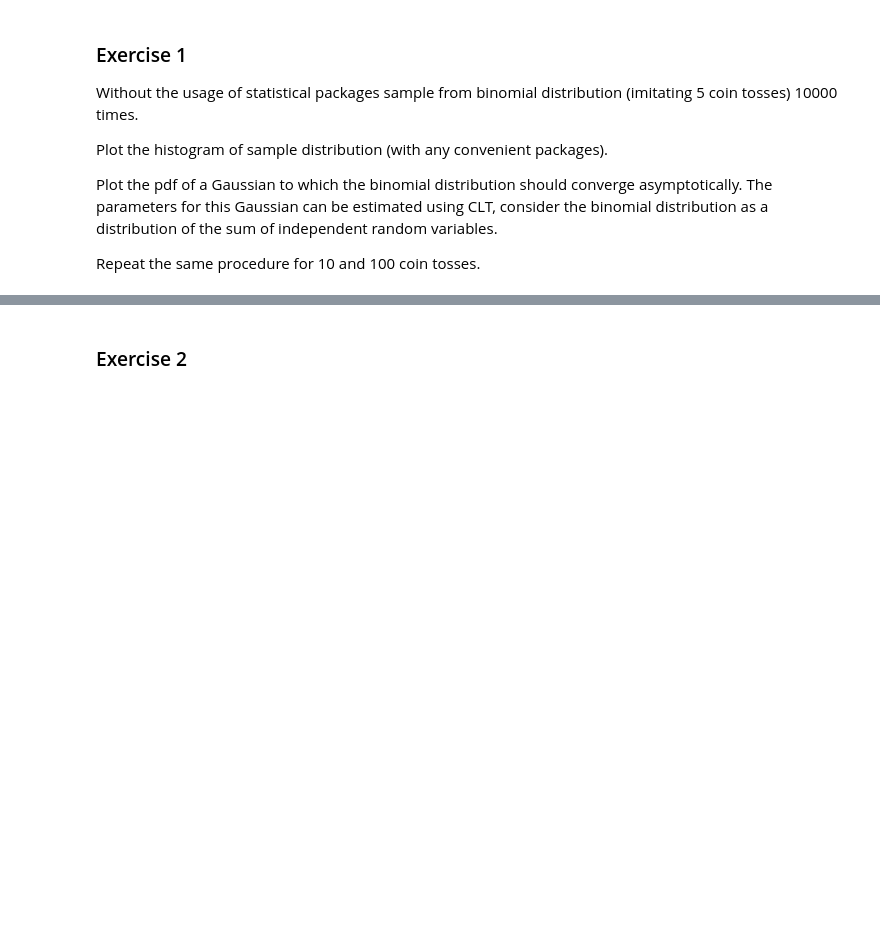
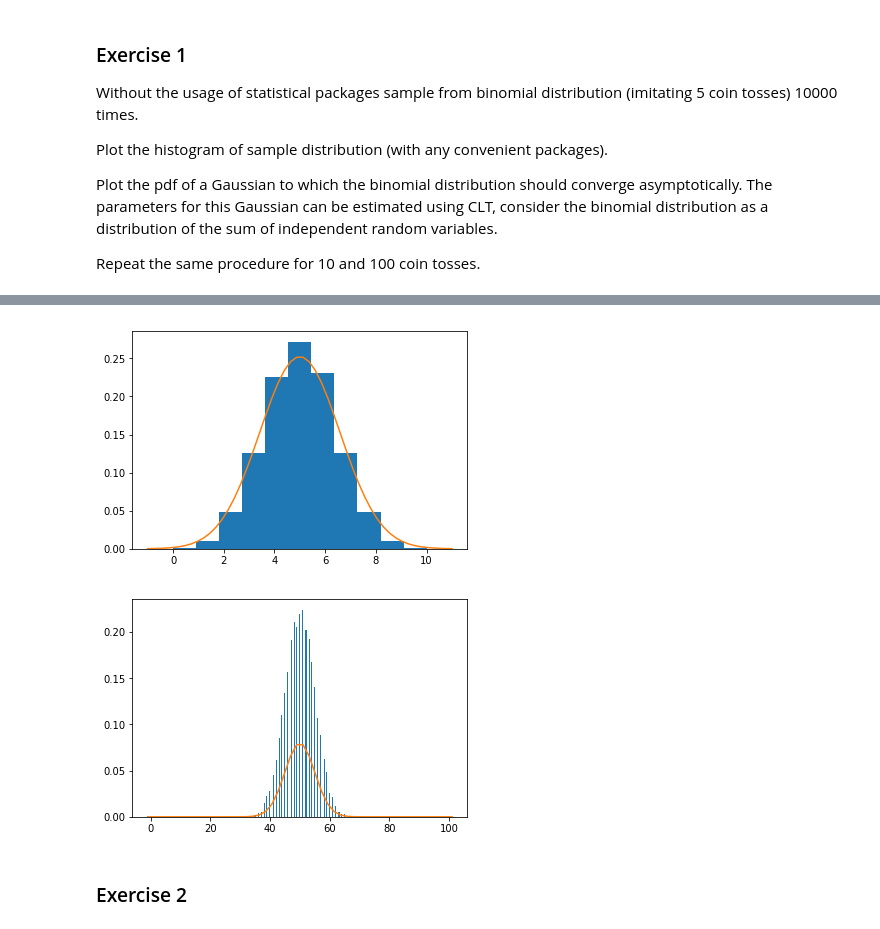
Before and after one commit to nomemm/advstat-labs, a Jupyter notebook: Lab04/Lab04.ipynb, the cells around one changed output, grey strips where cells are left out. Drawn from its saved outputs; the diff is of its cells as text; code cells hidden in the pictures; blank space fills up the shorter version.

```diff
--- a/Lab04/Lab04.ipynb
+++ b/Lab04/Lab04.ipynb
@@ -61,5 +79,10 @@ Repeat the same procedure for 10 and 100 coin tosses.
 # %%
 # 3. repeat the same procedure with n = 10, 100.
+binomial_hist(10, 0.5, 10000)
+binomial_hist(100, 0.5, 10000)
+# %% [output]
+[figure, added]
+[figure, added]
 # %% [markdown]
 ### Exercise 2
 # %% [markdown]
```
Also changed, not shown: parts of 6 cells of this notebook, 1 other file.
